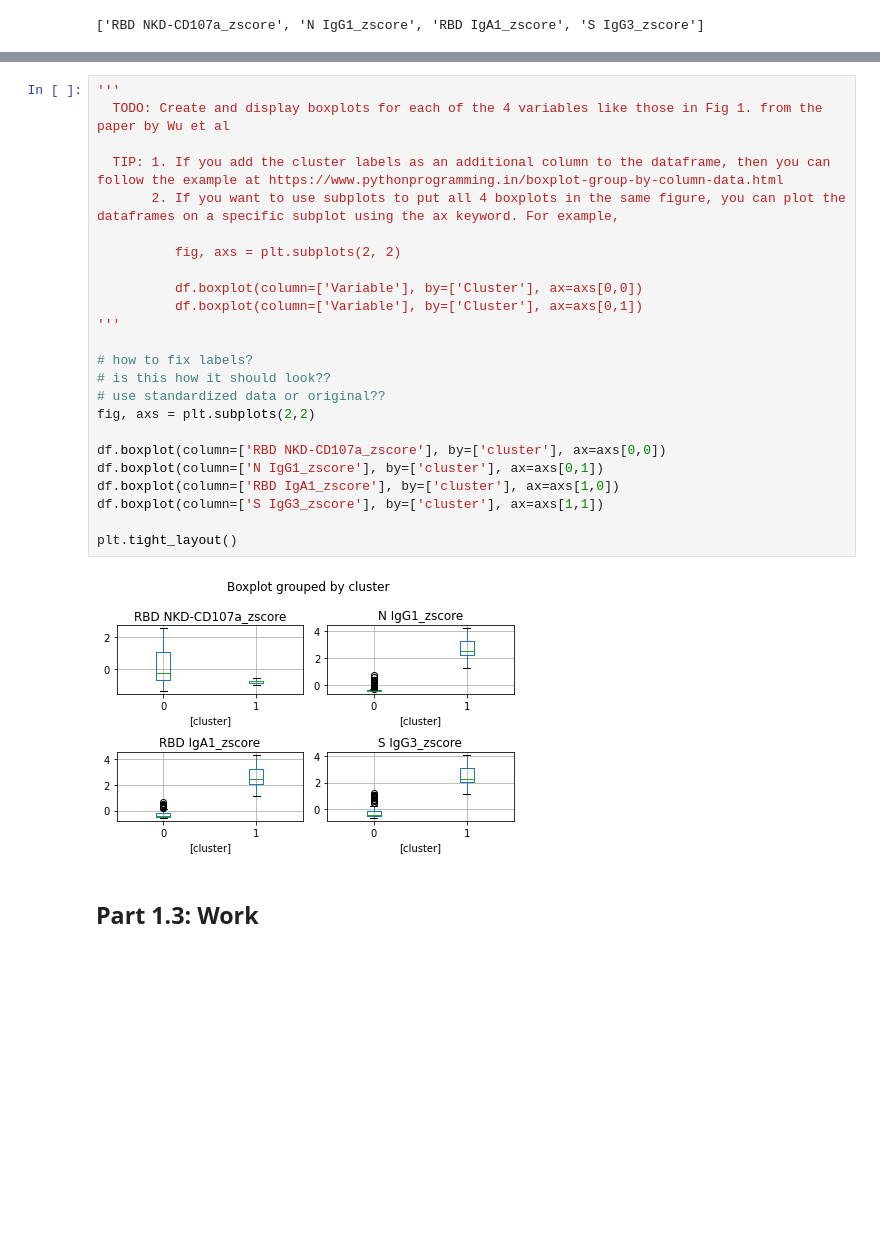
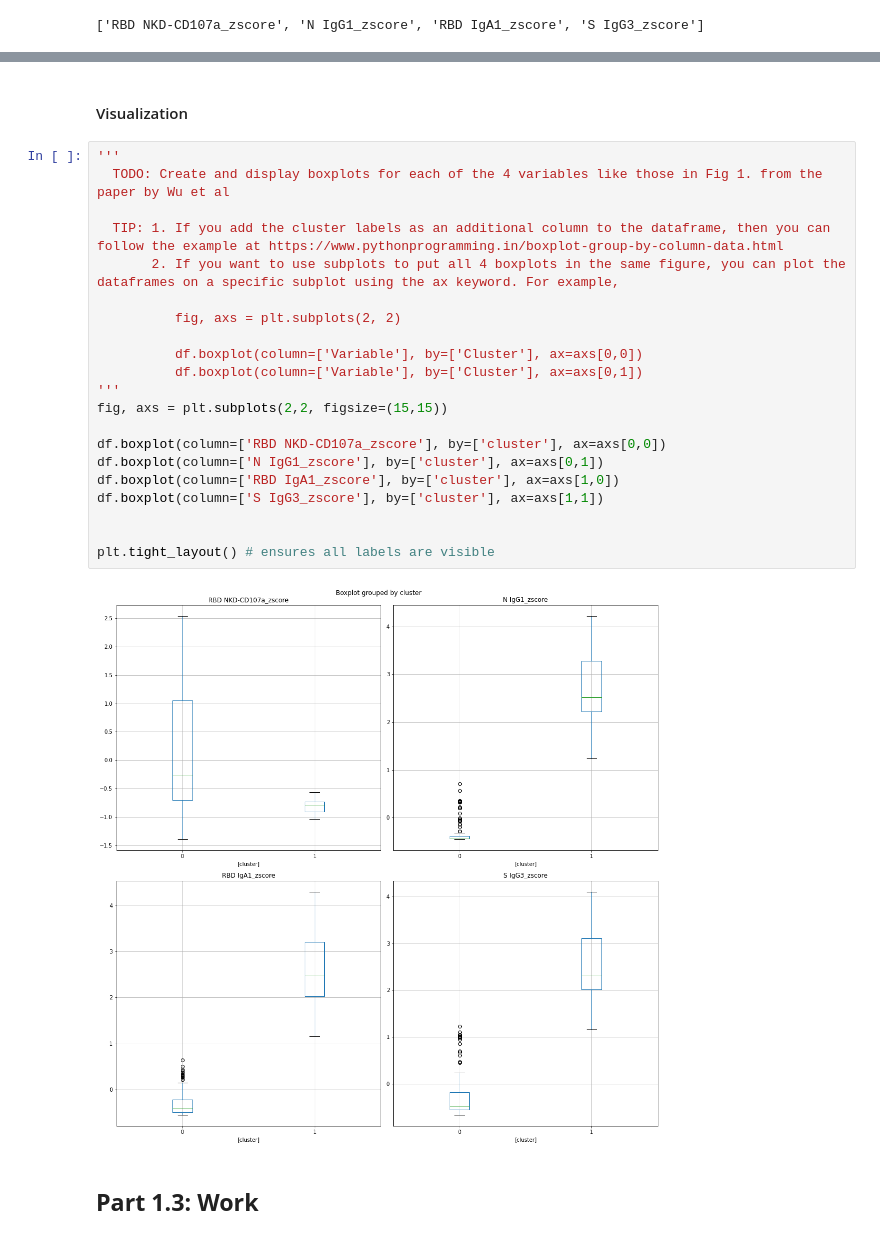
Before and after one commit to ryanquinnnelson/CMU-02718-HW1, a Jupyter notebook: CM_HW1_ryann.ipynb, the cells around one changed output, grey strips where cells are left out. Cells and saved outputs as stored; diff of their text form; blank space fills up the shorter version.

```diff
--- a/CM_HW1_ryann.ipynb
+++ b/CM_HW1_ryann.ipynb
@@ -198,28 +186,27 @@ RBD NKD-CD107a, N IgG1, RBD IgA1, S IgG3
+# %% [markdown]
+#### Visualization
 # %%
 '''
   TODO: Create and display boxplots for each of the 4 variables like those in Fig 1. from the paper by Wu et al
 
   TIP: 1. If you add the cluster labels as an additional column to the dataframe, then you can follow the example at https://www.pythonprogramming.in/boxplot-group-by-column-data.html
        2. If you want to use subplots to put all 4 boxplots in the same figure, you can plot the dataframes on a specific subplot using the ax keyword. For example,
 
           fig, axs = plt.subplots(2, 2)
 
           df.boxplot(column=['Variable'], by=['Cluster'], ax=axs[0,0])
           df.boxplot(column=['Variable'], by=['Cluster'], ax=axs[0,1])
 '''
-
-# how to fix labels?
-# is this how it should look??
-# use standardized data or original??
-fig, axs = plt.subplots(2,2)
+fig, axs = plt.subplots(2,2, figsize=(15,15))
 
 df.boxplot(column=['RBD NKD-CD107a_zscore'], by=['cluster'], ax=axs[0,0])
 df.boxplot(column=['N IgG1_zscore'], by=['cluster'], ax=axs[0,1])
 df.boxplot(column=['RBD IgA1_zscore'], by=['cluster'], ax=axs[1,0])
 df.boxplot(column=['S IgG3_zscore'], by=['cluster'], ax=axs[1,1])
 
-plt.tight_layout()
+
+plt.tight_layout() # ensures all labels are visible
 # %% [output]
-[figure, old version]
+[figure, new version]
 # %% [markdown]
 ## **Part 1.3: Work**
```
Also changed, not shown: parts of 58 cells of this notebook.
